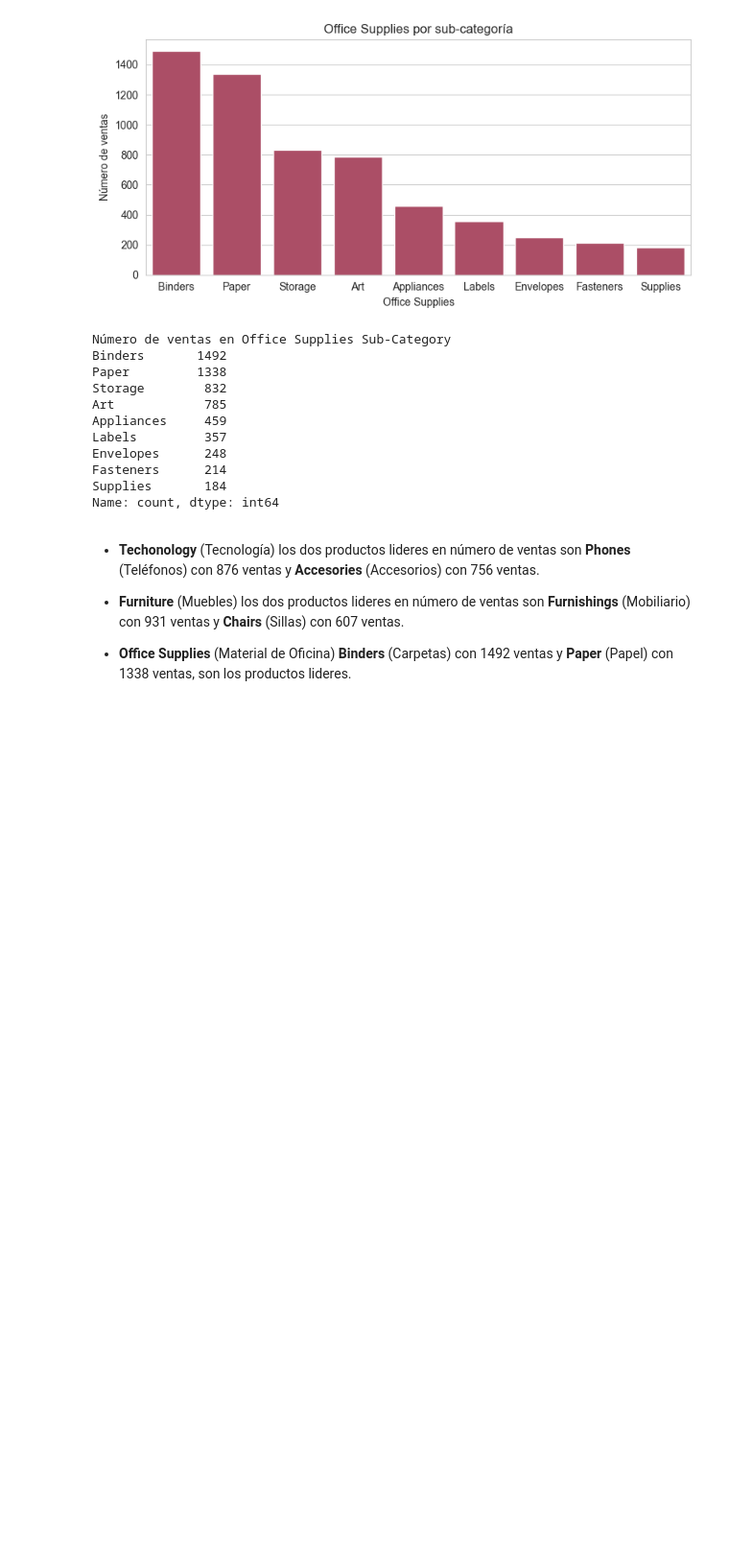
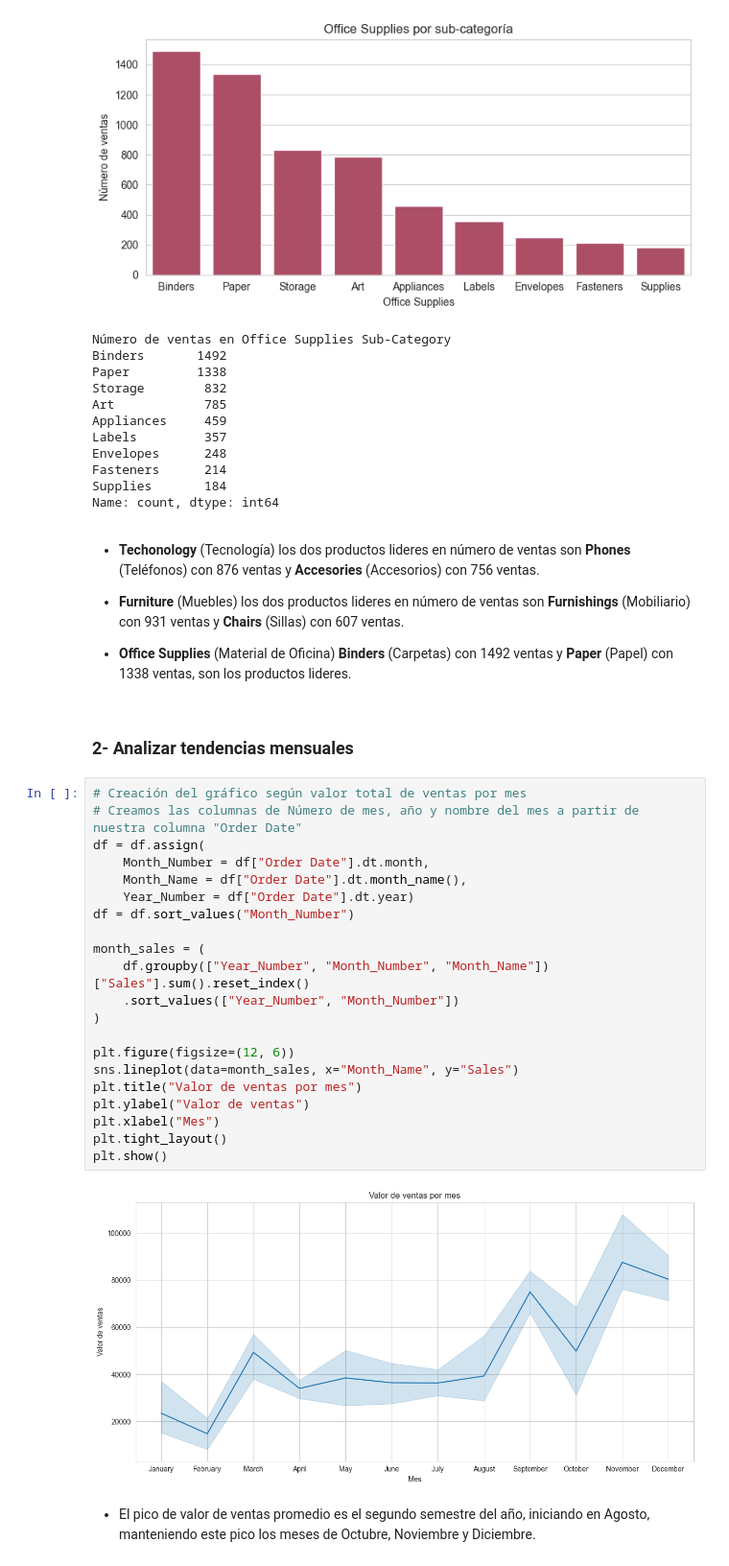
Before and after one commit to JBolaOcho/Superstore_Sales_Analysis, a Jupyter notebook: notebooks/1_EDA.ipynb, the cells around one changed output. Shown: that part at 96% size. Drawn from its saved outputs; the diff is of its cells as text; blank space fills up the shorter version.

```diff
--- a/notebooks/1_EDA.ipynb
+++ b/notebooks/1_EDA.ipynb
@@ -341,3 +343,30 @@ Name: count, dtype: int64
 - **Furniture** (Muebles) los dos productos lideres en número de ventas son **Furnishings** (Mobiliario) con 931 ventas y **Chairs** (Sillas) con 607 ventas.
 
 - **Office Supplies** (Material de Oficina) **Binders** (Carpetas) con 1492 ventas y **Paper** (Papel) con 1338 ventas, son los productos lideres.
+# %% [markdown]
+### 2- Analizar tendencias mensuales
+# %%
+# Creación del gráfico según valor total de ventas por mes
+# Creamos las columnas de Número de mes, año y nombre del mes a partir de nuestra columna "Order Date"
+df = df.assign(
+    Month_Number = df["Order Date"].dt.month,
+    Month_Name = df["Order Date"].dt.month_name(),
+    Year_Number = df["Order Date"].dt.year)
+df = df.sort_values("Month_Number")
+
+month_sales = (
+    df.groupby(["Year_Number", "Month_Number", "Month_Name"])["Sales"].sum().reset_index()
+    .sort_values(["Year_Number", "Month_Number"])
+)
+
+plt.figure(figsize=(12, 6))
+sns.lineplot(data=month_sales, x="Month_Name", y="Sales")
+plt.title("Valor de ventas por mes")
+plt.ylabel("Valor de ventas")
+plt.xlabel("Mes")
+plt.tight_layout()
+plt.show()
+# %% [output]
+[figure, added]
+# %% [markdown]
+- El pico de valor de ventas promedio es el segundo semestre del año, iniciando en Agosto, manteniendo este pico los meses de Octubre, Noviembre y Diciembre.
```
Also changed, not shown: parts of 2 cells of this notebook.
